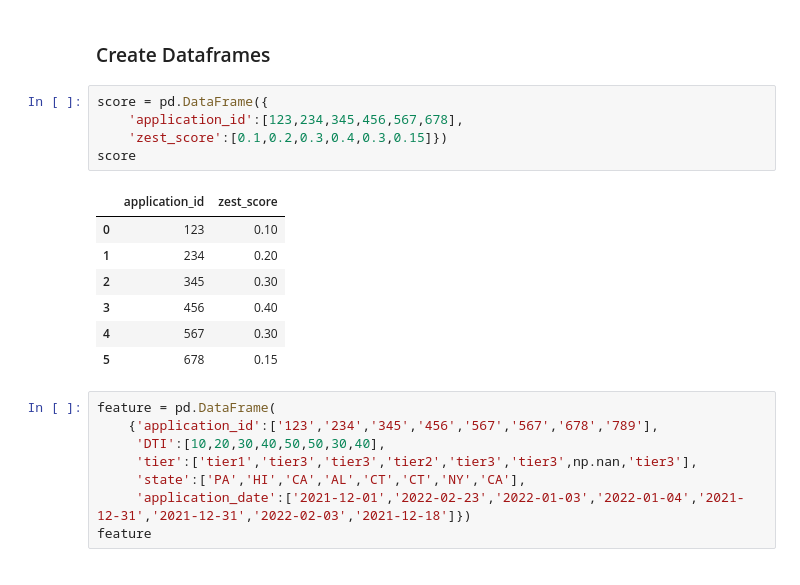
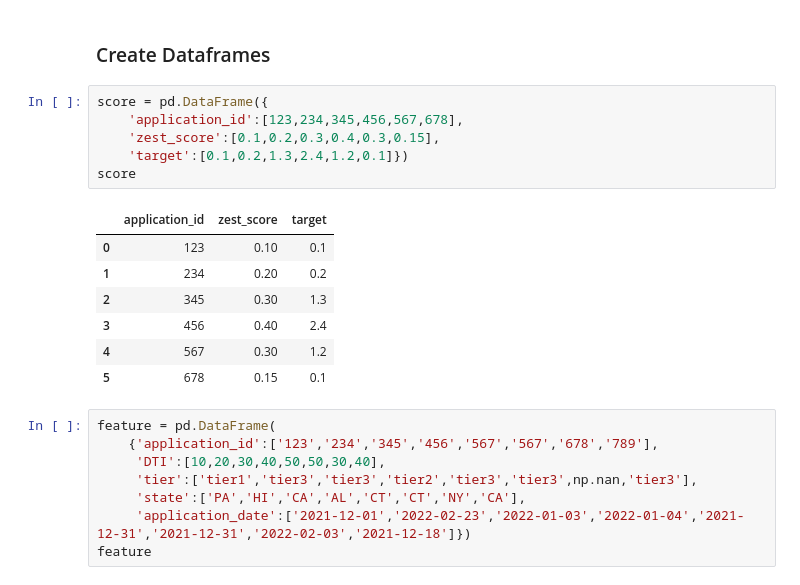
Before and after one commit to mcabas/job_search_tests, a Jupyter notebook: company time test/Califoria_application_test.ipynb, the cells around one changed output. Drawn from its saved outputs; the diff is of its cells as text.

```diff
--- a/company time test/application_test.ipynb
+++ b/company time test/Califoria_application_test.ipynb
@@ -10,16 +12,17 @@ import numpy as np
 # %%
 score = pd.DataFrame({
     'application_id':[123,234,345,456,567,678],
-    'zest_score':[0.1,0.2,0.3,0.4,0.3,0.15]})
+    'zest_score':[0.1,0.2,0.3,0.4,0.3,0.15],
+    'target':[0.1,0.2,1.3,2.4,1.2,0.1]})
 score
 # %% [output]
-|  | application_id | zest_score |
-| 0 | 123 | 0.10 |
-| 1 | 234 | 0.20 |
-| 2 | 345 | 0.30 |
-| 3 | 456 | 0.40 |
-| 4 | 567 | 0.30 |
-| 5 | 678 | 0.15 |
+|  | application_id | zest_score | target |
+| 0 | 123 | 0.10 | 0.1 |
+| 1 | 234 | 0.20 | 0.2 |
+| 2 | 345 | 0.30 | 1.3 |
+| 3 | 456 | 0.40 | 2.4 |
+| 4 | 567 | 0.30 | 1.2 |
+| 5 | 678 | 0.15 | 0.1 |
 # %%
 feature = pd.DataFrame(
     {'application_id':['123','234','345','456','567','567','678','789'],
```
Also changed, not shown: parts of 9 cells of this notebook.
